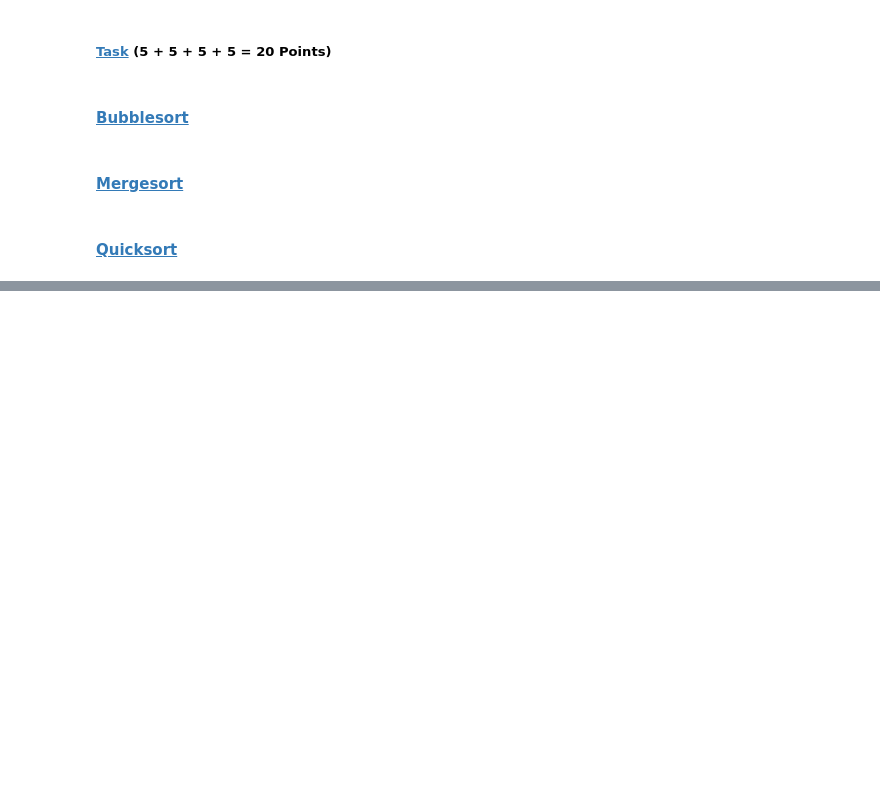
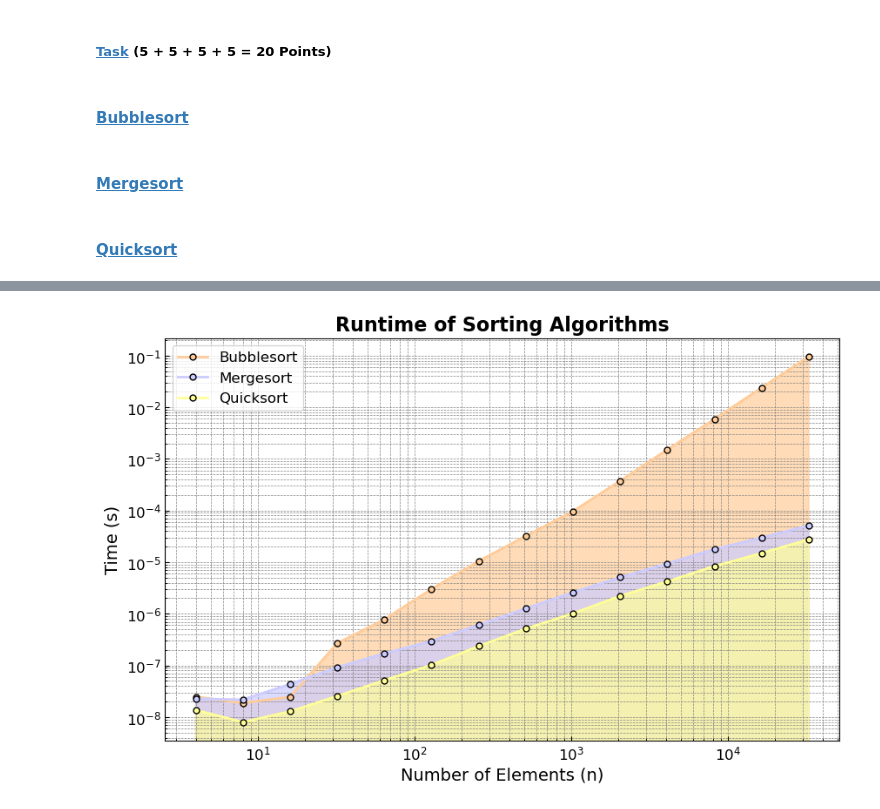
Before and after one commit to VictoriousGladiator/01ALMA1, a Jupyter notebook: 04Week.ipynb, the cells around one changed output, grey strips where cells are left out. Cells and saved outputs as stored; diff of their text form; code cells hidden in the pictures; blank space fills up the shorter version.

Commit message:
Runtime Analysis

```diff
--- a/04Week.ipynb
+++ b/04Week.ipynb
@@ -89,0 +128,9 @@ def quicksort(array):
+# %%
+msort_y = []
+for number in tqdm(numbers,desc="Processing", ncols=100, bar_format="{l_bar}{bar}| {n_fmt}/{total_fmt} [{elapsed}<{remaining}]"):
+    uniform_arr = np.random.uniform(start,end,number)
+    start_timer = timeit.default_timer()
+    mergesort(uniform_arr)
+    end_timer = timeit.default_timer()
+    time = (end_timer - start_timer) / 1000
+    msort_y.append(time)
@@ -89,0 +154,9 @@ def quicksort(array):
+# %%
+qsort_y = []
+for number in tqdm(numbers,desc="Processing", ncols=100, bar_format="{l_bar}{bar}| {n_fmt}/{total_fmt} [{elapsed}<{remaining}]"):
+    uniform_arr = np.random.uniform(start,end,number)
+    start_timer = timeit.default_timer()
+    quicksort(uniform_arr)
+    end_timer = timeit.default_timer()
+    time = (end_timer - start_timer) / 1000
+    qsort_y.append(time)
@@ -89,0 +180,28 @@ def quicksort(array):
+# %%
+import matplotlib.pyplot as plt
+
+figsize = (10,6)
+fig, ax = plt.subplots(figsize=figsize)
+
+
+colors = ['#FFCC99', '#CCCCFF','#FFFF99']
+hatch_pattern = '\\'
+dataset = [bsort_y, msort_y, qsort_y]
+names = ['Bubblesort', 'Mergesort', 'Quicksort']
+
+for i, (algorithm, data, color) in enumerate(zip(names, dataset, colors)):
+    ax.loglog(numbers, data, label=algorithm, color=color, linewidth=2, markersize=5, markeredgecolor='black', marker='o', linestyle='-')
+    ax.fill_between(numbers, data, color=color, alpha=0.7)
+
+ax.set_title("Runtime of Sorting Algorithms", fontsize=16, fontweight='bold')
+ax.set_xlabel("Number of Elements (n)", fontsize=14)
+ax.set_ylabel("Time (s)", fontsize=14)
+ax.legend(fontsize=12)
+
+ax.grid(which='both', linestyle='--', linewidth=0.5, color='gray')
+ax.tick_params(axis='both', which='both', direction='in', labelsize=12)
+
+
+plt.show()
+# %% [output]
+[figure, added]
```
Also changed, not shown: parts of 6 cells of this notebook.
